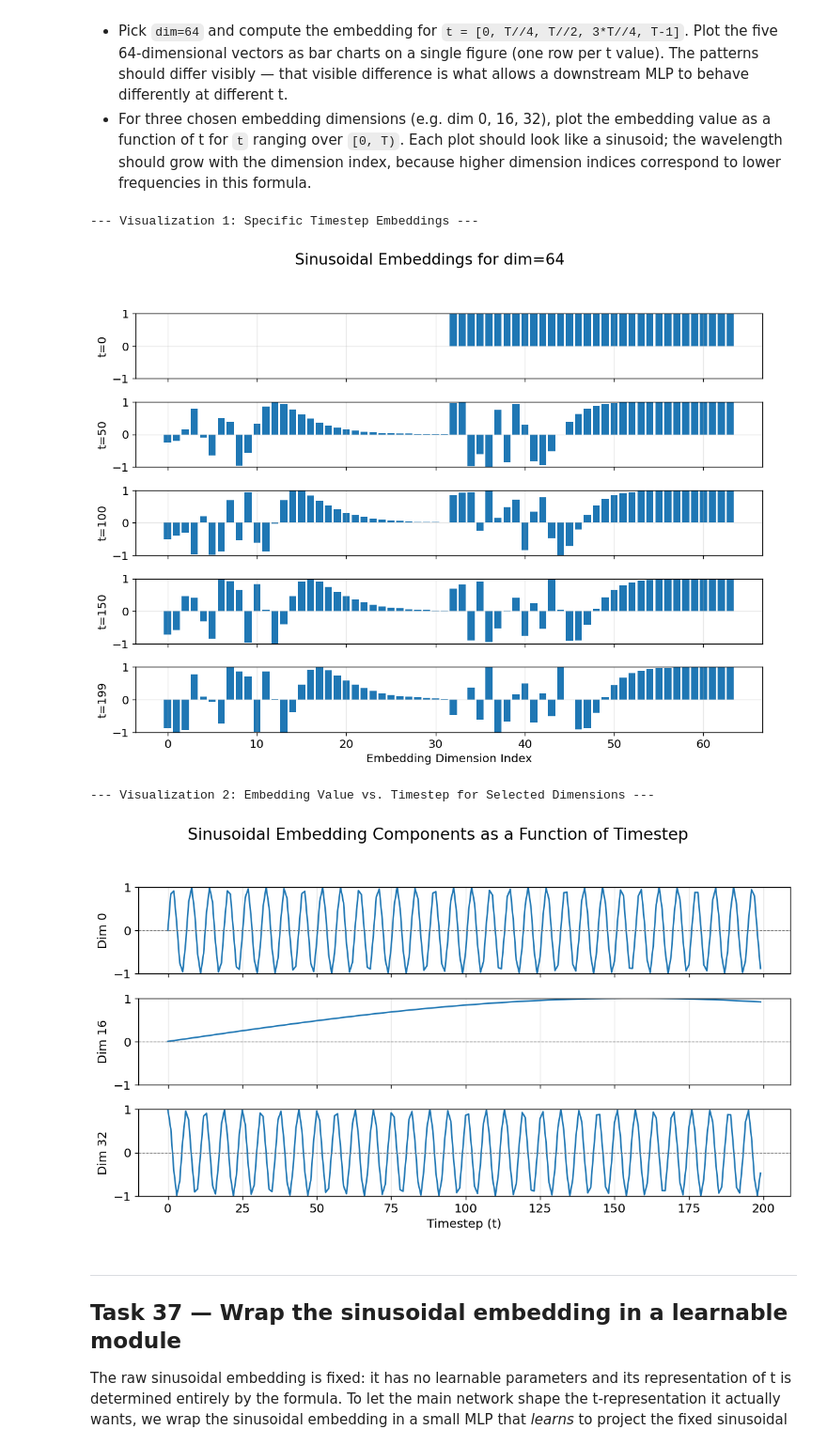
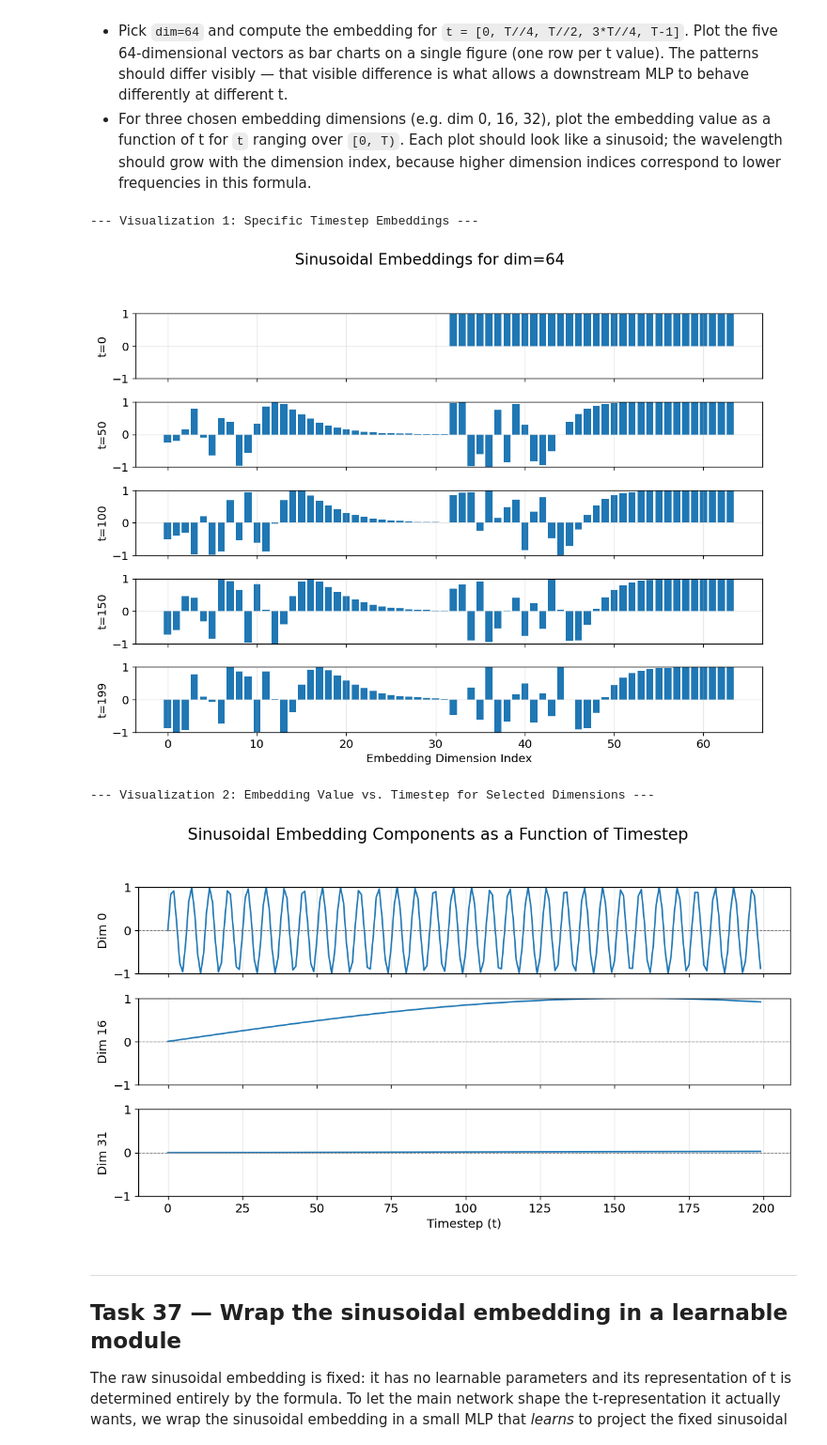
Before and after one commit to SwRI-IDEA-Lab/butterflai, a Jupyter notebook: weeks/week_08/08_Diffusion_Pipeline.ipynb, the cells around one changed output. Shown at 94% size. Cells and saved outputs as stored; diff of their text form; code cells hidden in the pictures.

```diff
--- a/weeks/week_08/08_Diffusion_Pipeline.ipynb
+++ b/weeks/week_08/08_Diffusion_Pipeline.ipynb
@@ -705,35 +705,39 @@ for i, t_val in enumerate(t_values_viz1):
     axes_viz1[i].set_ylabel(f't={t_val}')
     axes_viz1[i].set_ylim(-1, 1)
 
 plt.xlabel('Embedding Dimension Index')
 plt.tight_layout(rect=[0, 0.03, 1, 0.95])
 plt.show()
 
 
 # Visualization 2: Embedding value as a function of t for three dimensions
 print("\n--- Visualization 2: Embedding Value vs. Timestep for Selected Dimensions ---")
 t_range_viz2 = torch.arange(0, T, dtype=torch.long)
 embeddings_viz2 = sinusoidal_embedding(t_range_viz2, d_embed)
 
-selected_dims = [0, 16, 32]
+# Updated selected_dims to better show the frequency trend:
+# Dim 0: sin(freq_0 * t) - highest frequency
+# Dim 16: sin(freq_16 * t) - middle frequency
+# Dim 31: sin(freq_31 * t) - lowest frequency (last sine component)
+selected_dims = [0, 16, (d_embed // 2) - 1] # Now plots sin(freq_0), sin(freq_16), sin(freq_31)
 
 fig_viz2, axes_viz2 = plt.subplots(len(selected_dims), 1, figsize=(10, 6), sharex=True)
 fig_viz2.suptitle('Sinusoidal Embedding Components as a Function of Timestep', fontsize=16)
 
 for i, dim_idx in enumerate(selected_dims):
     axes_viz2[i].plot(t_range_viz2.numpy(), embeddings_viz2[:, dim_idx].numpy())
     axes_viz2[i].set_ylabel(f'Dim {dim_idx}')
     axes_viz2[i].axhline(0, color='gray', linestyle='--', linewidth=0.7)
     axes_viz2[i].set_ylim(-1, 1)
 
 plt.xlabel('Timestep (t)')
 plt.tight_layout(rect=[0, 0.03, 1, 0.95])
 plt.show()
 # %% [output]
 --- Visualization 1: Specific Timestep Embeddings ---
 [figure]
 --- Visualization 2: Embedding Value vs. Timestep for Selected Dimensions ---
-[figure, old version]
+[figure, new version]
 # %% [markdown]
 ---
 ## Task 37 — Wrap the sinusoidal embedding in a learnable module
```
Also changed, not shown: parts of 6 cells of this notebook.
